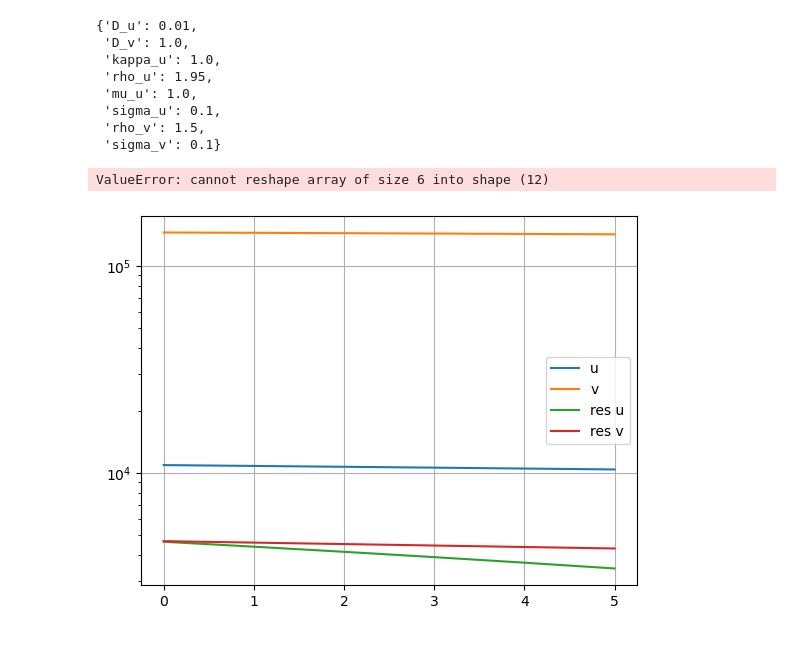
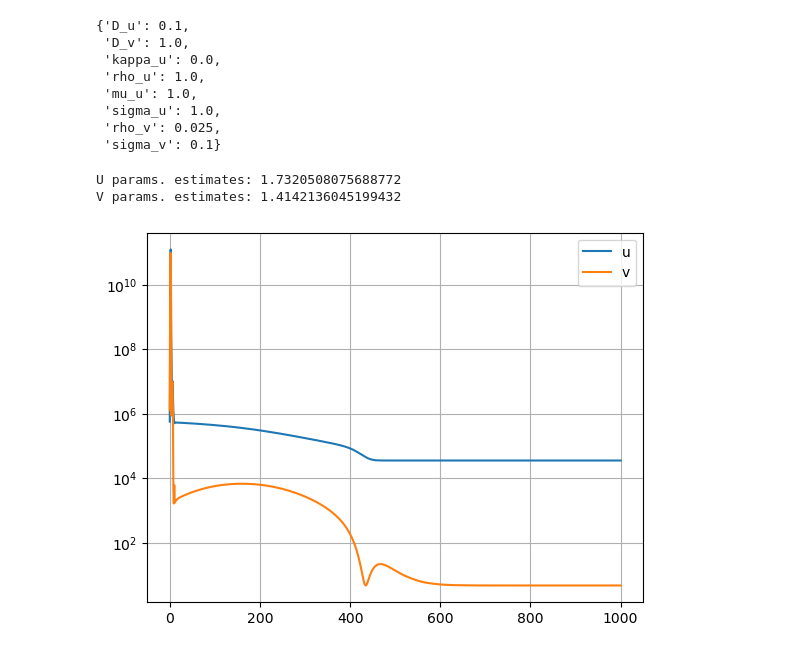
Before and after one commit to rpazuki/morpho_repo, a Jupyter notebook: Described_experiments/Two_Dimensional_Domain_Koch_Meinhardt_2.ipynb, the cells around one changed output. Cells and saved outputs as stored; diff of their text form; code cells hidden in the pictures.

```diff
--- a/Described_experiments/Two_Dimensional_Domain_Koch_Meinhardt_2.ipynb
+++ b/Described_experiments/Two_Dimensional_Domain_Koch_Meinhardt_2.ipynb
@@ -47,9 +47,9 @@ To enable them in other operations, rebuild TensorFlow with the appropriate comp
 from local_utils import *
 # %%
 sim_name = "Koch_Meinhardt_2"
-x_slice=slice(0,99,1)#slice(30,65,1)#slice(50,65,1)#
-y_slice=slice(0,99,1)#slice(50,85,1)#slice(70,85,1)#
+x_slice=slice(0,100,1)#slice(30,65,1)#slice(50,65,1)#
+y_slice=slice(0,100,1)#slice(50,85,1)#slice(70,85,1)#
 pattern = load(sim_name, x_slice, y_slice,
-               data_time_start=-300,
-               data_time_len=60,
-               data_time_step=5)
+               data_time_start=-3,
+               data_time_len=2,
+               data_time_step=1)
@@ -230,26 +269,26 @@ def train_step_inverse(elements):
 # %%
-batch_size = 6
+batch_size = 1
 def print_callback(printer, losses, epoch):
     printer(f"at epoch {epoch:d}\n"
             f" total loss: {np.sum(losses)}"
             f" u: {losses[0]}, v: {losses[1]},\n"
-            f" Res u: {losses[2]}, Res v: {losses[3]} \n"
-            f" Res u xyyx: {losses[4]}, Res v xyyx: {losses[5]}")
+            #f" Res u: {losses[2]}, Res v: {losses[3]} \n"
+            #f" Res u xyyx: {losses[4]}, Res v xyyx: {losses[5]}"
+           )
     printer(#f"D_u: {D_u.numpy()}, D_v: {D_v.numpy()} \n"
             f"rho_u: {rho_u.numpy()}, rho_v: {rho_v.numpy()} \n"
             f"sigma_u: {sigma_u.numpy()}, sigma_v: {sigma_v.numpy()} \n"
             f"kappa_u: {kappa_u.numpy()}, mu_u: {mu_u.numpy()} \n")
             #f" Res u xyyx: {losses[4]}, Res v xyyx: {losses[5]}")
-losses = tu.train(epochs=100000+1,
+losses = tu.train(epochs=1000+1,
                   batch_size=batch_size,
                   dataset = ds ,
                   train_step = train_step_inverse,
-                  train_step_returns_num = 6,
-                  print_interval=5000,
+                  train_step_returns_num = 2,
+                  print_interval=100,
                   loss_sample_interval = 1,
                   stop_threshold=1e-5,
                   print_callback = print_callback,
                   epoch_callback=None)
-pinn.save(pinn, ".", "saved_models/pinn_2D_Koch_Meinhardt_2")
 # %% [output]
 Start of epoch 0
@@ -311,36 +317,46 @@ V params. estimates: 1.687243723861552
 # %%
 pattern.params
 # %% [output]
-{'D_u': 0.01,
+{'D_u': 0.1,
  'D_v': 1.0,
- 'kappa_u': 1.0,
- 'rho_u': 1.95,
+ 'kappa_u': 0.0,
+ 'rho_u': 1.0,
  'mu_u': 1.0,
- 'sigma_u': 0.1,
- 'rho_v': 1.5,
+ 'sigma_u': 1.0,
+ 'rho_v': 0.025,
  'sigma_v': 0.1}
-# %%
-def sum_per(arr, element_nums_by=2):
-    return np.sum(arr.reshape(-1, element_nums_by), axis=1)
-
-losses2 = np.array(losses )
-element_nums_by = 12#len(losses)//2
-losses2 =np.concatenate([sum_per(losses2[:, 0], element_nums_by)[:, np.newaxis],
-                         sum_per(losses2[:, 1], element_nums_by)[:, np.newaxis],
-                         sum_per(losses2[:, 2], element_nums_by)[:, np.newaxis],
-                         sum_per(losses2[:, 3], element_nums_by)[:, np.newaxis],
-                        ], axis=1)
-# %% [output]
-ValueError: cannot reshape array of size 6 into shape (12)
+# %%
+def Euclidian_L(vec1, vec2):
+    def L(v):
+        return np.sqrt(np.sum(v**2))
+    v2 = vec2.copy()
+    v2[v2==0] = 1
+    return L((vec1-vec2)/v2)
+
+u_vec_ac = np.array([pattern.params["rho_u"], pattern.params["mu_u"],
+                     pattern.params["sigma_u"], pattern.params["kappa_u"]])
+
+u_vec    = np.array([rho_u.numpy(), mu_u.numpy(), sigma_u.numpy(), kappa_u.numpy()])
+
+v_vec_ac = np.array([pattern.params["rho_v"],
+                     pattern.params["sigma_v"], pattern.params["kappa_u"]])
+
+v_vec    = np.array([rho_v.numpy(), sigma_v.numpy(), kappa_u.numpy()])
+
+print(f"U params. estimates: {Euclidian_L(u_vec, u_vec_ac)}")
+print(f"V params. estimates: {Euclidian_L(v_vec, v_vec_ac)}")
+# %% [output]
+U params. estimates: 1.7320508075688772
+V params. estimates: 1.4142136045199432
 # %%
 plt.plot(losses[:, 0], label='u')
 plt.plot(losses[:, 1], label='v')
-plt.plot(losses[:, 2], label='res u')
-plt.plot(losses[:, 3], label='res v')
+#plt.plot(losses[:, 2], label='res u')
+#plt.plot(losses[:, 3], label='res v')
 plt.yscale('log')
 plt.grid(); plt.legend(); plt.show()
 # %% [output]
-[figure, old version]
+[figure, new version]
 # %%
 (u, u_xx, u_yy, u_xy, u_yx, u_t,
  v, v_xx, v_yy, v_xy, v_yx, v_t) = grads(pinn, pattern.t_star[-1:].astype(np.float32))
```
Also changed, not shown: parts of 12 cells of this notebook, 23 other files.
